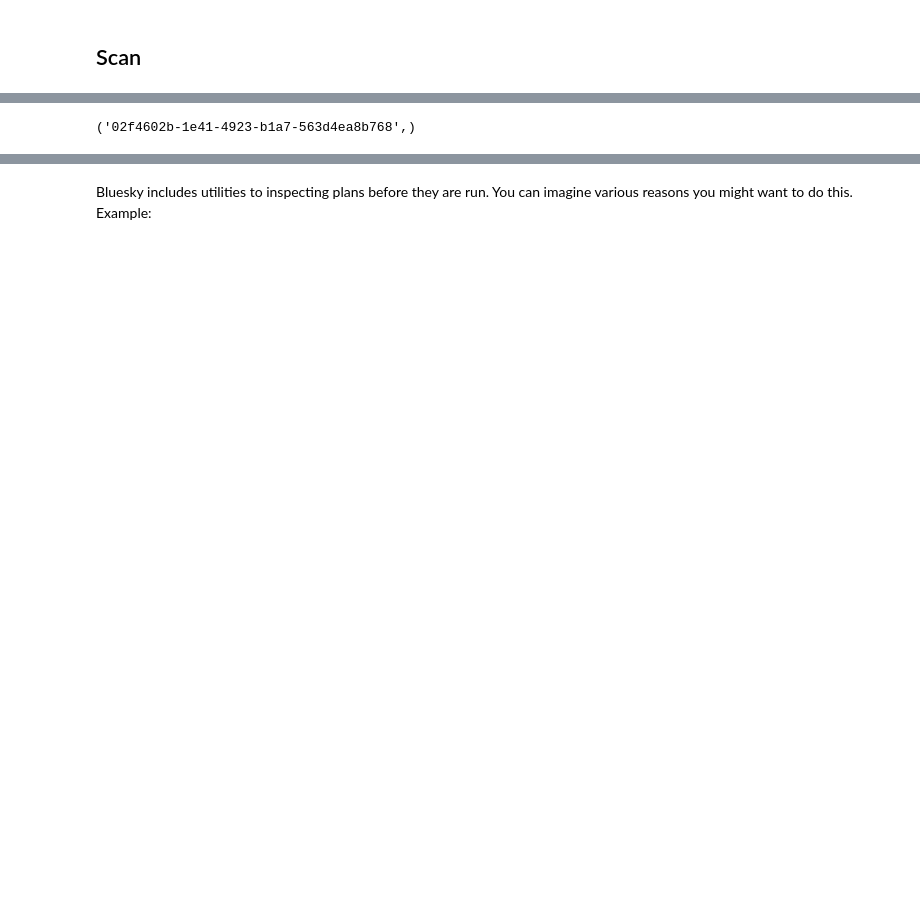
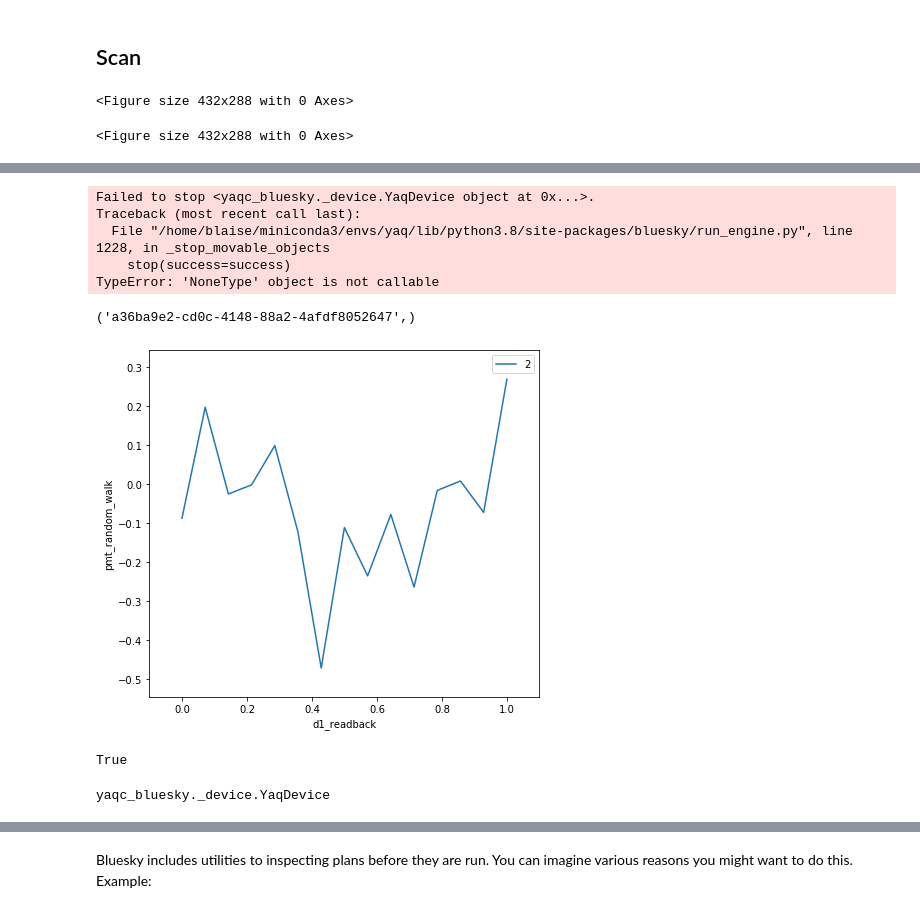
Before and after one commit to bluesky/yaqc-bluesky, a Jupyter notebook: binder/hello-bluesky.ipynb, the cells around one changed output, grey strips where cells are left out. Drawn from its saved outputs; the diff is of its cells as text; code cells hidden in the pictures; blank space fills up the shorter version.

```diff
--- a/binder/hello-bluesky.ipynb
+++ b/binder/hello-bluesky.ipynb
@@ -67,6 +67,17 @@ generator count ['8440795e'] (scan num: 1)
 # %% [markdown]
 ## Scan
+# %%
+import matplotlib.pyplot as plt
+plt.ion()
+from bluesky.utils import install_nb_kicker
+install_nb_kicker()
+plt.figure('d1_readback vs pmt_random_walk')
+plt.gcf()  # Display a snapshot of the current state of the figure.
+# %% [output]
+<Figure size 432x288 with 0 Axes>
+<Figure size 432x288 with 0 Axes>
 # %%
 from bluesky.plans import scan
-RE(scan([s1], m1, -10, 10, 15))
+setattr(m1, "tolerance", 1e-6)
+RE(scan([s1], m1, 0, 1, 15))
 # %% [output]
@@ -90 +101,27 @@ generator scan ['02f4602b'] (scan num: 3)
-('02f4602b-1e41-4923-b1a7-563d4ea8b768',)
+Failed to stop <yaqc_bluesky._device.YaqDevice object at 0x...>.
+Traceback (most recent call last):
+  File "/home/blaise/miniconda3/envs/yaq/lib/python3.8/site-packages/bluesky/run_engine.py", line 1228, in _stop_movable_objects
+    stop(success=success)
+TypeError: 'NoneType' object is not callable
+('a36ba9e2-cd0c-4148-88a2-4afdf8052647',)
+[figure, added]
+# %%
+EXPECTED_ATTRS = (
+            'name',
+            'parent',
+            'read',
+            'describe',
+            'read_configuration',
+            'describe_configuration',
+            'set',
+            'stop',
+        )
+all(hasattr(m1, a) for a in EXPECTED_ATTRS)
+# %% [output]
+True
+# %%
+from bluesky.utils import Movable
+isinstance(m1, Movable)
+Movable.register(type(m1))
+# %% [output]
+yaqc_bluesky._device.YaqDevice
```
Also changed, not shown: parts of 6 cells of this notebook, 1 other file.
